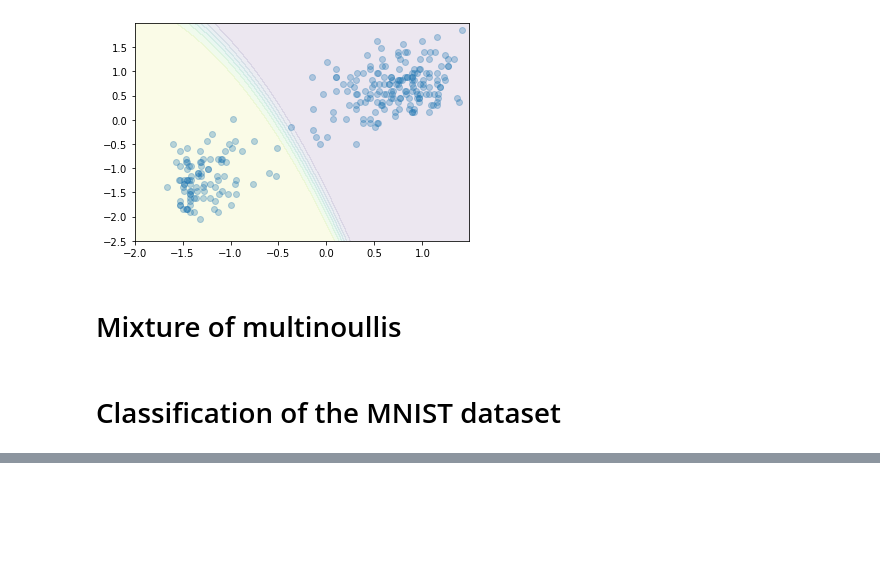
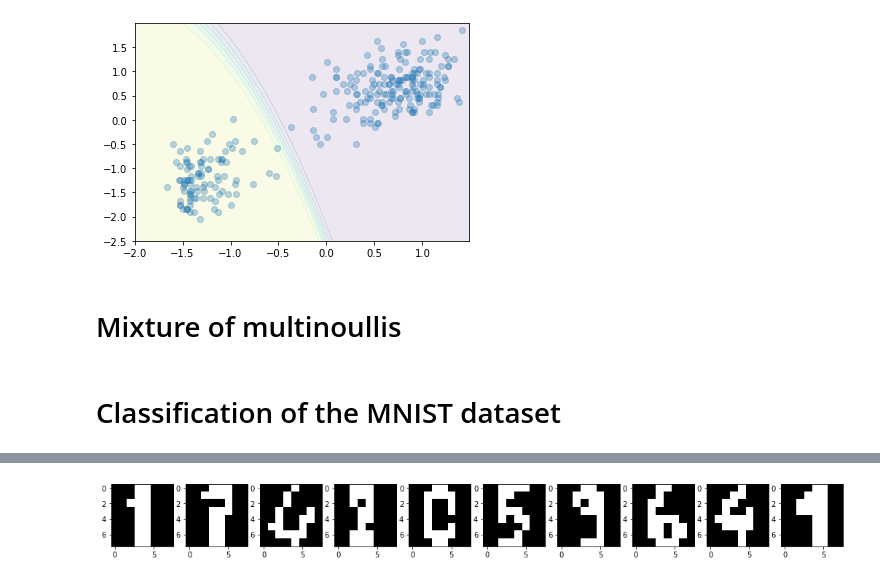
Before and after one commit to wouterMostard/PRML, a Jupyter notebook: PRML/Chapter 9 Mixture models and the EM algorithm.ipynb, the cells around one changed output, grey strips where cells are left out. Saved outputs shown, nothing was run; the diff lists cells and outputs as text; code cells hidden in the pictures; blank space fills up the shorter version.

```diff
--- a/PRML/Chapter 9 Mixture models and the EM algorithm.ipynb
+++ b/PRML/Chapter 9 Mixture models and the EM algorithm.ipynb
@@ -102,8 +102,8 @@ print(np.log((coeffs * np.stack([gaussian.pdf(data) for gaussian in gaussians],
 # %% [output]
 -387.05728992632646
 # %%
-previsous_nll = np.log((coeffs * np.stack([gaussian.pdf(data) for gaussian in gaussians], axis=1)).sum(axis=1)).sum()
-for i in range(4):
+prev_nll = np.log((coeffs * np.stack([gaussian.pdf(data) for gaussian in gaussians], axis=1)).sum(axis=1)).sum()
+for i in range(100):
     # Evaluate the conditional probability P(z|x), so the prob of seeing the gaussian given the data
     resps = np.stack([gaussian.pdf(data) for gaussian in gaussians], axis=1)
     resps /= resps.sum(axis=1, keepdims=True)
@@ -120,7 +120,14 @@ for i in range(4):
     # Evaluate the log likelihood, stop when it is no longer increasing
     nll = np.log((coeffs * np.stack([gaussian.pdf(data) for gaussian in gaussians], axis=1)).sum(axis=1)).sum()
 
-    if nll >= previsous_nll:
+    if nll <= prev_nll:
         print('found best solution')
         break
+    else:
+        prev_nll = nll
+        # If the NLL with these parameters theta is lower than the previous one, updat the parameters
+        gaussians = []
+
+        for i in range(2):
+            gaussians.append(multivariate_normal(mean=means[i], cov=covs[i]))
 # %% [output]
@@ -184,0 +198,8 @@ k =
+# %%
+digits = load_digits()
+
+X = (digits['data'] - digits['data'].min()) / (digits['data'].max() - digits['data'].min())
+X = (X > 0.50).astype(np.int)
+y = digits['target']
+
+#X = X[y < 5]
@@ -184,0 +208,2 @@ k =
+# %%
+x_train, x_test, y_train, y_test = train_test_split(X, y)
@@ -184,0 +256,6 @@ k =
+# %%
+fig, plots = plt.subplots(ncols=k, nrows=1, figsize=(18,4))
+for i in range(k):
+    plots[i].imshow((means[i].reshape(8, 8) > 0.50).astype(int), cmap='gray')
+# %% [output]
+[figure, added]
```
Also changed, not shown: parts of 12 cells of this notebook.
